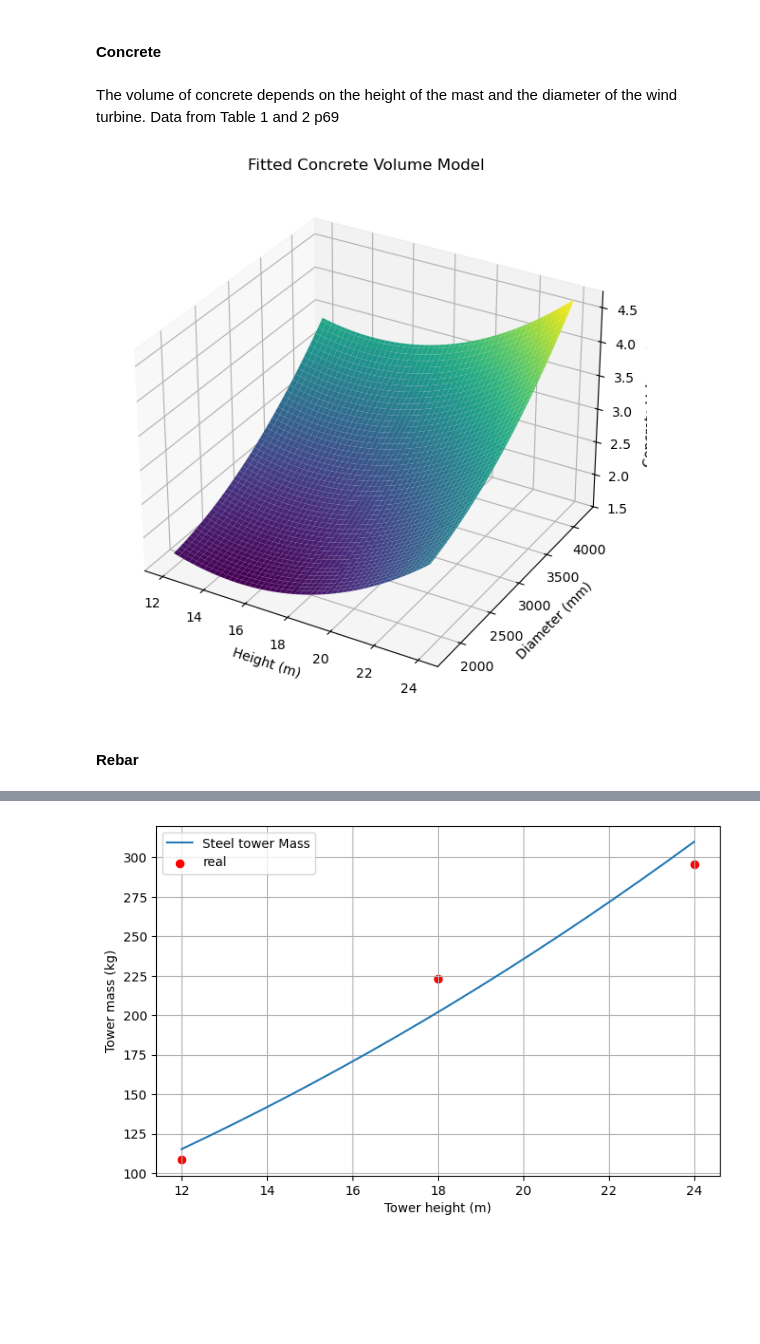
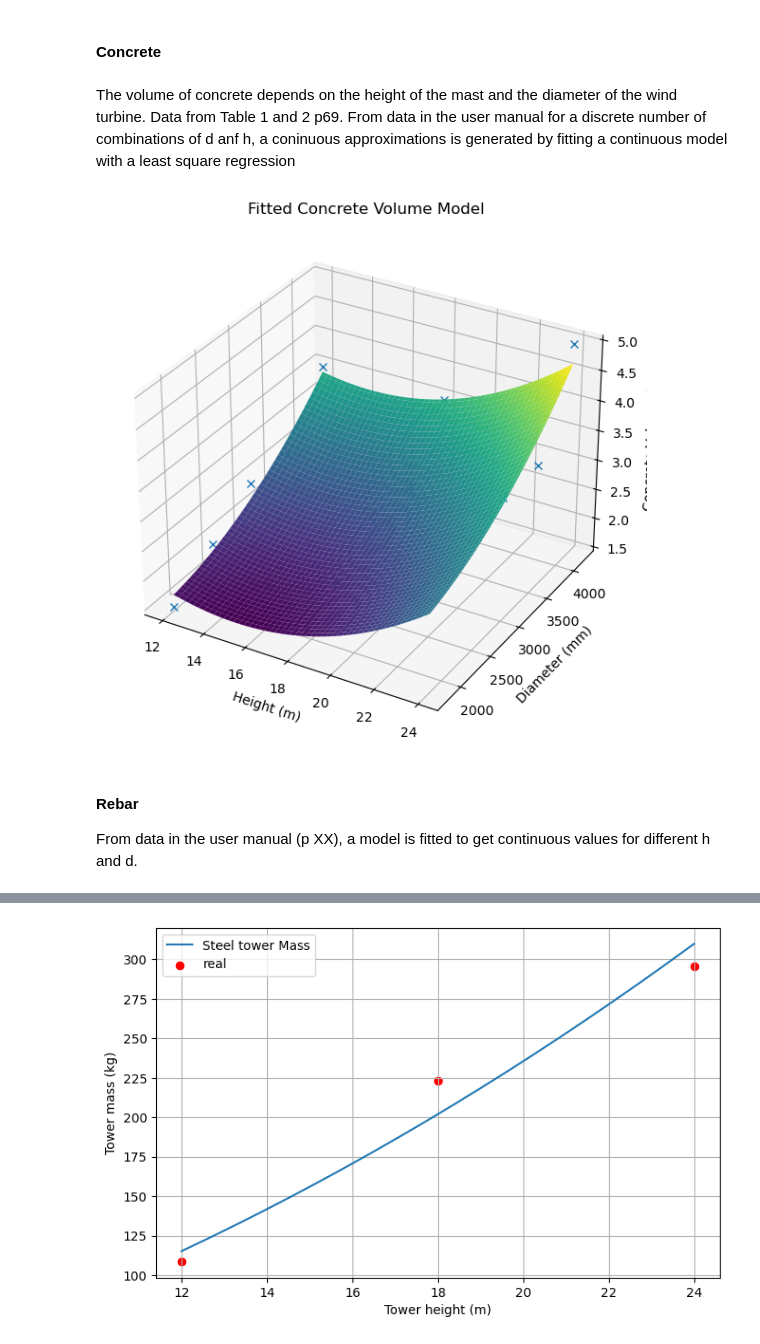
Before and after one commit to vlechappe/sustain-4-SWT, a Jupyter notebook: LCA/eco-optimization_tool/lca_param_syst_noload.ipynb, the cells around one changed output, grey strips where cells are left out. Saved outputs shown, nothing was run; the diff lists cells and outputs as text; code cells hidden in the pictures; blank space fills up the shorter version.

Commit message:
Correct typos, add comment, add comparisons regression vs real data

```diff
--- a/LCA/eco-optimization_tool/lca_param_syst_noload.ipynb
+++ b/LCA/eco-optimization_tool/lca_param_syst_noload.ipynb
@@ -200,15 +203,28 @@ h_values = np.linspace(h_min, h_max, 20) #20 values of tower height from 12 to 2
 # %% [markdown]
 #### Concrete
 # %% [markdown]
-The volume of concrete depends on the height of the mast and the diameter of the wind turbine. Data from Table 1 and 2 p69
+The volume of concrete depends on the height of the mast and the diameter of the wind turbine. Data from Table 1 and 2 p69. From data in the user manual for a discrete number of combinations of d anf h, a coninuous approximations is generated by fitting a continuous model with a least square regression
 # %%
+nb_concrete_blocs = 5 # from p xxx in user manual
+vec_concrete_volume_per_bloc = np.array([0.3,0.4,0.4,0.5,0.5,0.7,0.5,0.5,0.7,0.7,0.7,1]) # from p xxx in user manual
+vec_concrete_volume_total = vec_concrete_volume_per_bloc*nb_concrete_blocs
+list_concrete_volume_total = vec_concrete_volume_total.tolist()
+
+
+# list comprehension can be used to multiply a list by a scalar
+# list_concrete_volume_per_bloc = [0.3,0.4,0.4,0.5,0.5,0.7,0.5,0.5,0.7,0.7,0.7,1]
+# list_concrete_volume_total = [Vol*nb_concrete_blocs for Vol in list_concrete_volume_per_bloc]
+
+
+
 conc_df = pd.DataFrame({'Diameter':[1800,2400,2400,3000,3000,3000,3600,3600,3600,4200,4200,4200],
                         'Height':[12,12,18,12,18,24,12,18,24,12,18,24],
-                        'Volume':[0.3*5,0.4*5,0.4*5,0.5*5,0.5*5,0.7*5,0.5*5,0.5*5,0.7*5,0.7*5,0.7*5,1*5]})
-#5 is the number of concrete blocs.
+                        'Volume':list_concrete_volume_total})
+
 a0, a1, a2, a3, a4, a5 = sp.symbols('a0 a1 a2 a3 a4 a5')
 
-f = a0 + a1*h + a2*d + a3*h**2 + a4*h*d + a5*d**2
+f = a0 + a1*h + a2*d + a3*h**2 + a4*h*d + a5*d**2 # symbolic addition of  polynomials of d and h
+
 
 X = []
 y = []
@@ -234,28 +250,5 @@ conc_fitted_model = f.subs({
     a4: coeffs[4],
     a5: coeffs[5],
 })
-
-# Convert symbolic function to numerical function
-f_lambdified = sp.lambdify((h, d), conc_fitted_model, modules='numpy')
-
-# Create meshgrid for plotting
-h_vals = np.linspace(h_min, h_max, 100)
-d_vals = np.linspace(d_min, d_max, 100)
-H, D = np.meshgrid(h_vals, d_vals)
-Z = f_lambdified(H, D)
-
-# Plotting
-fig = plt.figure(figsize=(10, 6))
-ax = fig.add_subplot(111, projection='3d')
-ax.plot_surface(H, D, Z, cmap='viridis', edgecolor='none')
-
-ax.set_xlabel('Height (m)')
-ax.set_ylabel('Diameter (mm)')
-ax.set_zlabel('Concrete Volume (m³)')
-ax.set_title('Fitted Concrete Volume Model')
-
-plt.tight_layout()
-plt.savefig("Outputs/Curves/fitted_concrete_volume_model.png", dpi=300)
-plt.show()
+# this expression can be evaluated with the command
+# conc_fitted_model.evalf(subs={d:1, h:1})
-# %% [output]
-[figure, removed]
@@ -264,4 +255,33 @@ plt.show()
+# %%
+
+# Convert symbolic function to numerical function
+f_lambdified = sp.lambdify((h, d), conc_fitted_model, modules='numpy')
+
+# Create meshgrid for plotting
+h_vals = np.linspace(h_min, h_max, 100)
+d_vals = np.linspace(d_min, d_max, 100)
+H, D = np.meshgrid(h_vals, d_vals)
+Z = f_lambdified(H, D)
+
+# Plotting
+fig = plt.figure(figsize=(10, 6))
+ax = fig.add_subplot(111, projection='3d')
+ax.plot_surface(H, D, Z, cmap='viridis', edgecolor='none')
+ax.plot(conc_df['Height'], conc_df['Diameter'],conc_df['Volume'], 'x')
+
+ax.set_xlabel('Height (m)')
+ax.set_ylabel('Diameter (mm)')
+ax.set_zlabel('Concrete Volume (m³)')
+ax.set_title('Fitted Concrete Volume Model')
+
+plt.tight_layout()
+#plt.savefig("Outputs/Curves/fitted_concrete_volume_model.png", dpi=300)
+plt.show()
+# %% [output]
+[figure, added]
 # %% [markdown]
 #### Rebar
+
+From data in the user manual (p XX), a model is fitted to get continuous values for different h and d.
 # %%
 rebar_df = pd.DataFrame({'Height':[12,18,24],
```
Also changed, not shown: parts of 58 cells of this notebook.
